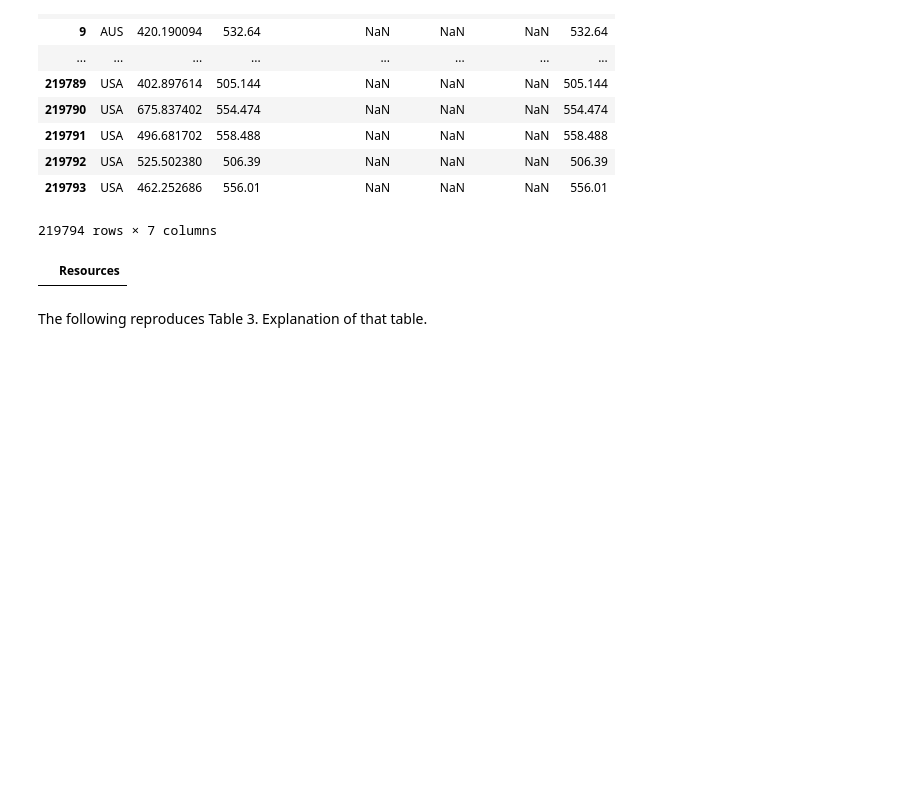
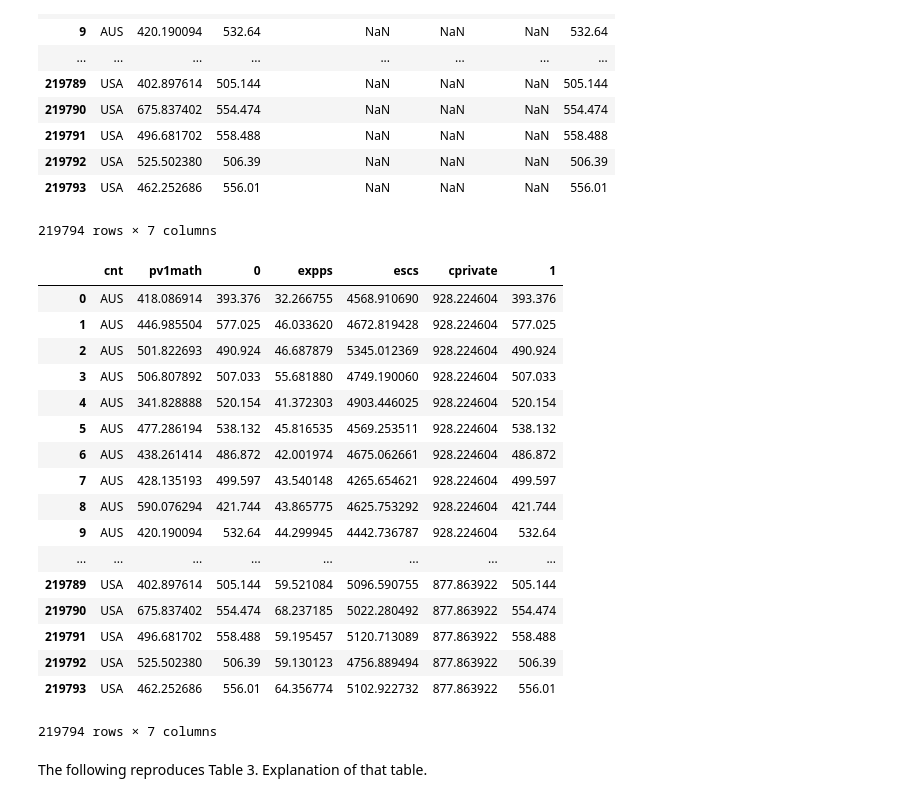
Before and after one commit to MVBrinker/student-project-ELJust, a Jupyter notebook: Woessmann_School_System.ipynb, the cells around one changed output. Cells and saved outputs as stored; diff of their text form; code cells hidden in the pictures; blank space fills up the shorter version.

Commit message:
Solved the issue with missing values, now I only have the wrong column labels.

```diff
--- a/Woessmann_School_System.ipynb
+++ b/Woessmann_School_System.ipynb
@@ -238,12 +236,31 @@ new_df
 | 219793 | USA | 462.252686 | 556.01 | NaN | NaN | NaN | 556.01 |
 219794 rows × 7 columns
 # %%
-reso
+ins.rename(index=str, columns={'expps''Institutions'})
+new_df = pd.concat([df['cnt'], df['pv1math'], ypred, res, fam, ins, lc], axis =1)
+new_df
 # Last, I have to collapse them (groupby-command)
 # STATA command: collapese pv1math ypred fam res ins lc [w=newwgt], by(cnt)
 #new_df.groupby(['cnt']).mean()
 # %% [output]
-|  | Resources |
+|  | cnt | pv1math | 0 | expps | escs | cprivate | 1 |
+| 0 | AUS | 418.086914 | 393.376 | 32.266755 | 4568.910690 | 928.224604 | 393.376 |
+| 1 | AUS | 446.985504 | 577.025 | 46.033620 | 4672.819428 | 928.224604 | 577.025 |
+| 2 | AUS | 501.822693 | 490.924 | 46.687879 | 5345.012369 | 928.224604 | 490.924 |
+| 3 | AUS | 506.807892 | 507.033 | 55.681880 | 4749.190060 | 928.224604 | 507.033 |
+| 4 | AUS | 341.828888 | 520.154 | 41.372303 | 4903.446025 | 928.224604 | 520.154 |
+| 5 | AUS | 477.286194 | 538.132 | 45.816535 | 4569.253511 | 928.224604 | 538.132 |
+| 6 | AUS | 438.261414 | 486.872 | 42.001974 | 4675.062661 | 928.224604 | 486.872 |
+| 7 | AUS | 428.135193 | 499.597 | 43.540148 | 4265.654621 | 928.224604 | 499.597 |
+| 8 | AUS | 590.076294 | 421.744 | 43.865775 | 4625.753292 | 928.224604 | 421.744 |
+| 9 | AUS | 420.190094 | 532.64 | 44.299945 | 4442.736787 | 928.224604 | 532.64 |
+| ... | ... | ... | ... | ... | ... | ... | ... |
+| 219789 | USA | 402.897614 | 505.144 | 59.521084 | 5096.590755 | 877.863922 | 505.144 |
+| 219790 | USA | 675.837402 | 554.474 | 68.237185 | 5022.280492 | 877.863922 | 554.474 |
+| 219791 | USA | 496.681702 | 558.488 | 59.195457 | 5120.713089 | 877.863922 | 558.488 |
+| 219792 | USA | 525.502380 | 506.39 | 59.130123 | 4756.889494 | 877.863922 | 506.39 |
+| 219793 | USA | 462.252686 | 556.01 | 64.356774 | 5102.922732 | 877.863922 | 556.01 |
+219794 rows × 7 columns
 # %% [markdown]
 The following reproduces Table 3. Explanation of that table.
 # %%
```
Also changed, not shown: parts of 1 cell of this notebook.
